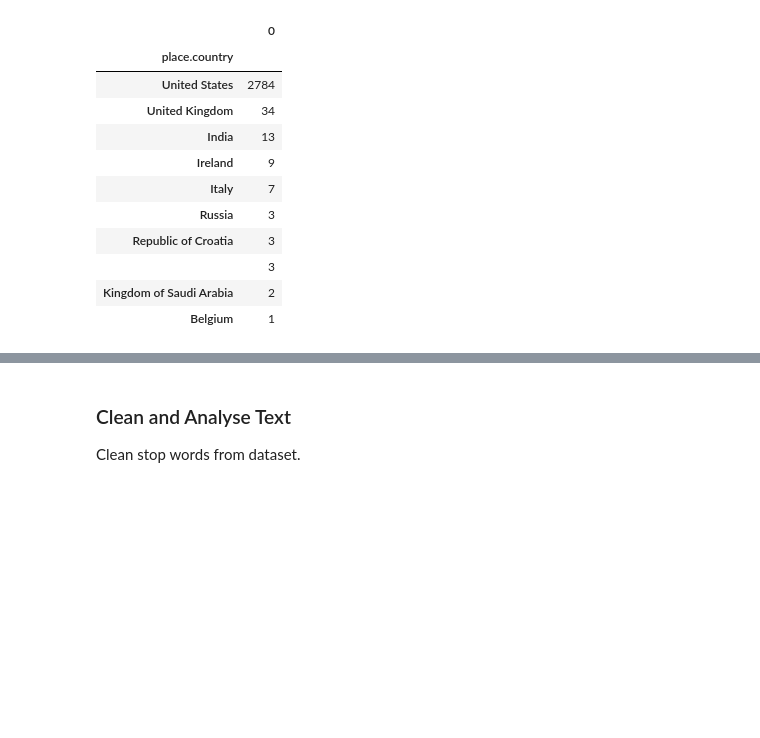
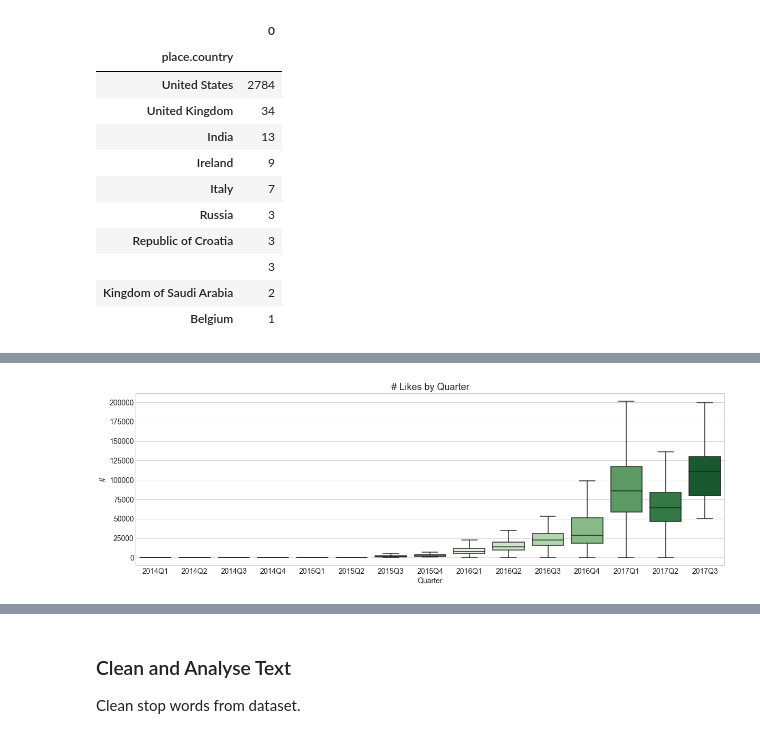
Before and after one commit to atulkumarin/project, a Jupyter notebook: analysis/project-milestone-2.ipynb, the cells around one changed output, grey strips where cells are left out. Cells and saved outputs as stored; diff of their text form; code cells hidden in the pictures; blank space fills up the shorter version.

```diff
--- a/analysis/project-milestone-2.ipynb
+++ b/analysis/project-milestone-2.ipynb
@@ -187,0 +214,10 @@ HTML(pd.DataFrame(pd.Series(df.groupby('place.country').size()).sort_values(asce
+# %%
+plt.figure(figsize=(20,6))
+sns.boxplot(x='quarter_cohort', y='favorite_count',
+            data=df[df['first_day_month_cohort'] > datetime(2014,1,1)].sort_values('first_day_month_cohort'),
+            showfliers=False, palette="PRGn");
+plt.title('# Likes by Quarter', fontsize=18);
+plt.xticks(fontsize=14); plt.yticks(fontsize=14)
+plt.xlabel('Quarter', fontsize=14); plt.ylabel('#', fontsize=14);
+# %% [output]
+[figure, added]
```
Also changed, not shown: parts of 24 cells of this notebook, 3 other files.
